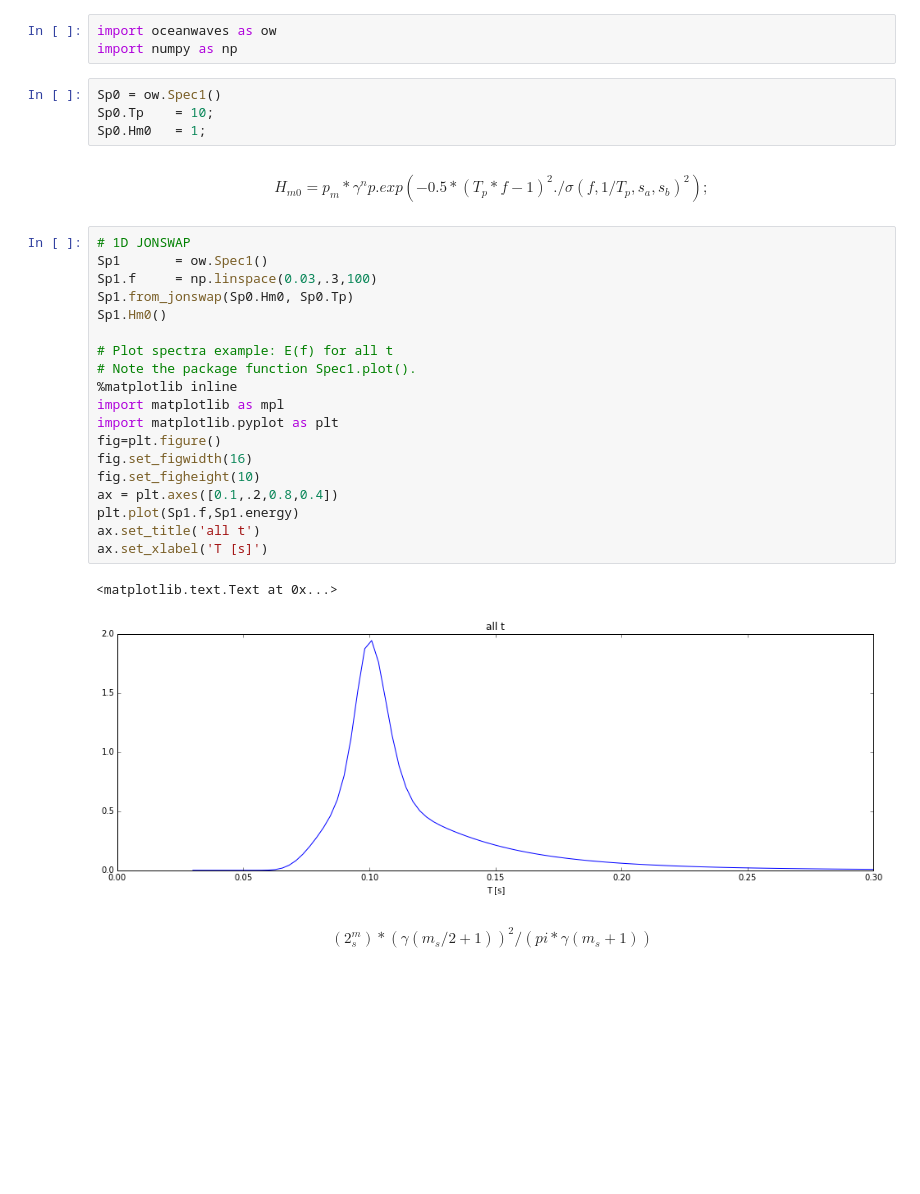
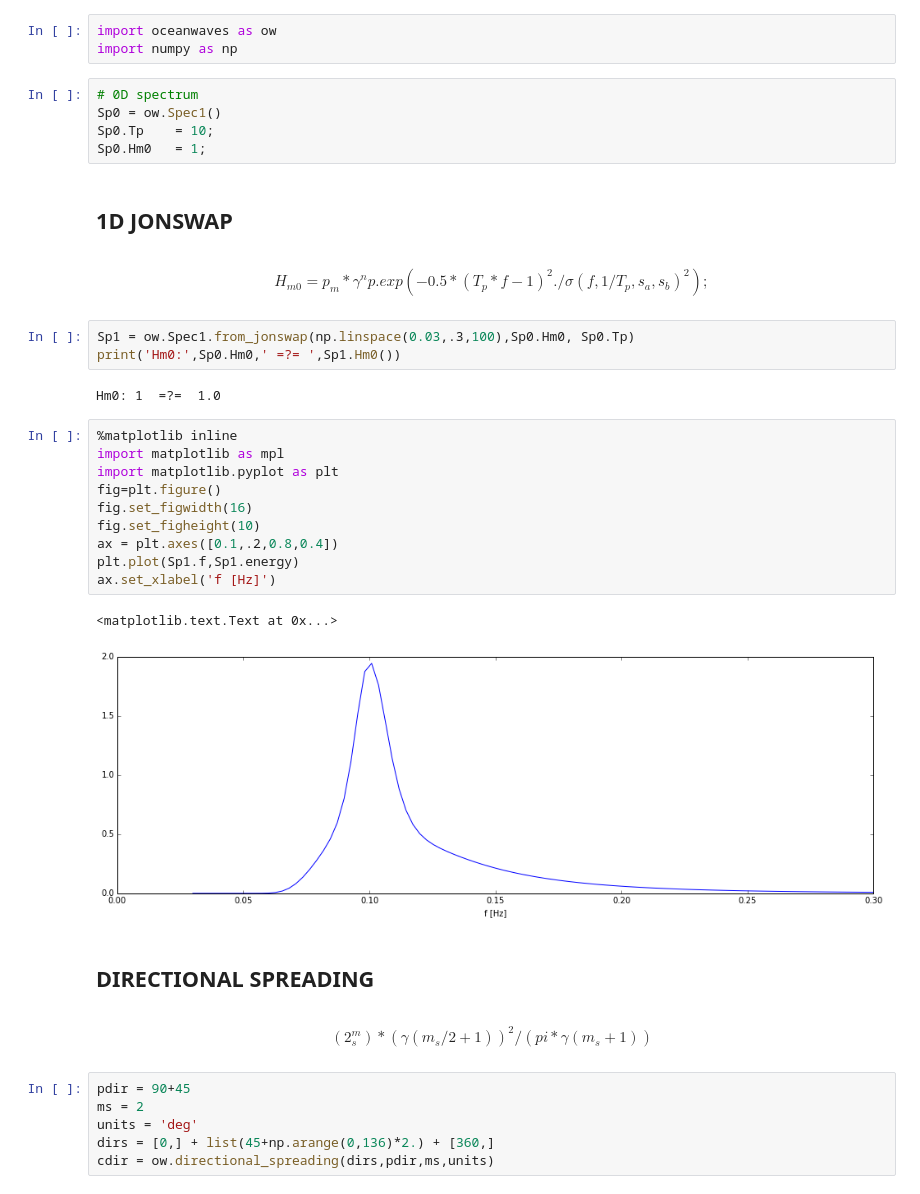
Before and after one commit to openearth/pyswan, a Jupyter notebook: oceanwaves.ipynb, the cells around one changed output. Saved outputs shown, nothing was run; the diff lists cells and outputs as text; blank space fills up the shorter version.

```diff
--- a/oceanwaves.ipynb
+++ b/oceanwaves.ipynb
@@ -2,32 +2,39 @@
 import oceanwaves as ow
 import numpy as np
 # %%
+# 0D spectrum
 Sp0 = ow.Spec1()
 Sp0.Tp    = 10;
 Sp0.Hm0   = 1;
+# %% [markdown]
+## 1D JONSWAP
 # %% [markdown]
 $$ H_{m0} = p_m*\gamma^np.exp(-0.5*(T_p*f-1)^2./\sigma(f,1/T_p,s_a,s_b)^2);$$
+# %%
+Sp1 = ow.Spec1.from_jonswap(np.linspace(0.03,.3,100),Sp0.Hm0, Sp0.Tp)
+print('Hm0:',Sp0.Hm0,' =?= ',Sp1.Hm0())
+# %% [output]
+Hm0: 1  =?=  1.0
 # %%
-# 1D JONSWAP
-Sp1       = ow.Spec1()
-Sp1.f     = np.linspace(0.03,.3,100)
-Sp1.from_jonswap(Sp0.Hm0, Sp0.Tp)
-Sp1.Hm0()
-
-# Plot spectra example: E(f) for all t
-# Note the package function Spec1.plot().
 %matplotlib inline
 import matplotlib as mpl
 import matplotlib.pyplot as plt
 fig=plt.figure()
 fig.set_figwidth(16)
 fig.set_figheight(10)
 ax = plt.axes([0.1,.2,0.8,0.4])
 plt.plot(Sp1.f,Sp1.energy)
-ax.set_title('all t')
-ax.set_xlabel('T [s]')
+ax.set_xlabel('f [Hz]')
 # %% [output]
 <matplotlib.text.Text at 0x...>
-[figure, old version]
+[figure, new version]
+# %% [markdown]
+## DIRECTIONAL SPREADING
 # %% [markdown]
 $$(2^m_s) * (\gamma(m_s/2+1))^2 / (pi * \gamma(m_s+1))$$
+# %%
+pdir = 90+45
+ms = 2
+units = 'deg'
+dirs = [0,] + list(45+np.arange(0,136)*2.) + [360,]
+cdir = ow.directional_spreading(dirs,pdir,ms,units)
```
Also changed, not shown: parts of 5 cells of this notebook.
